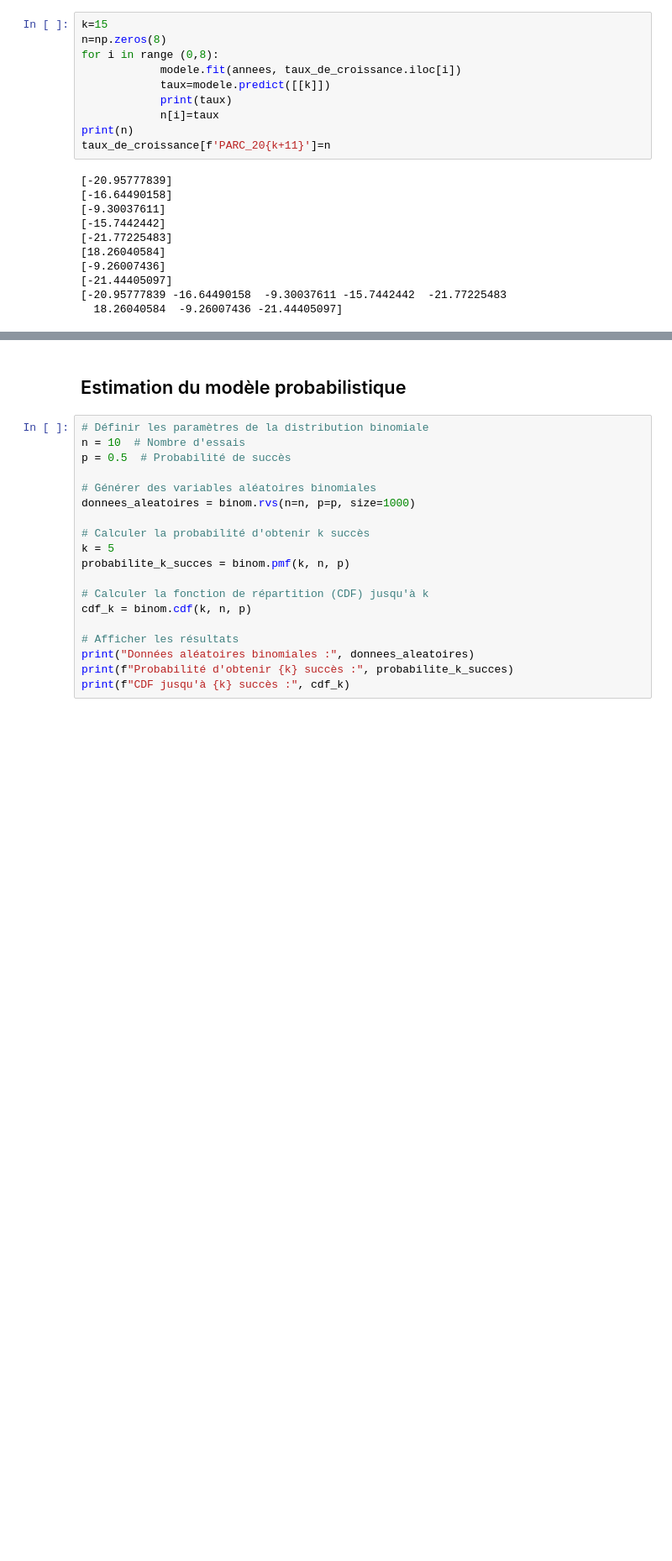
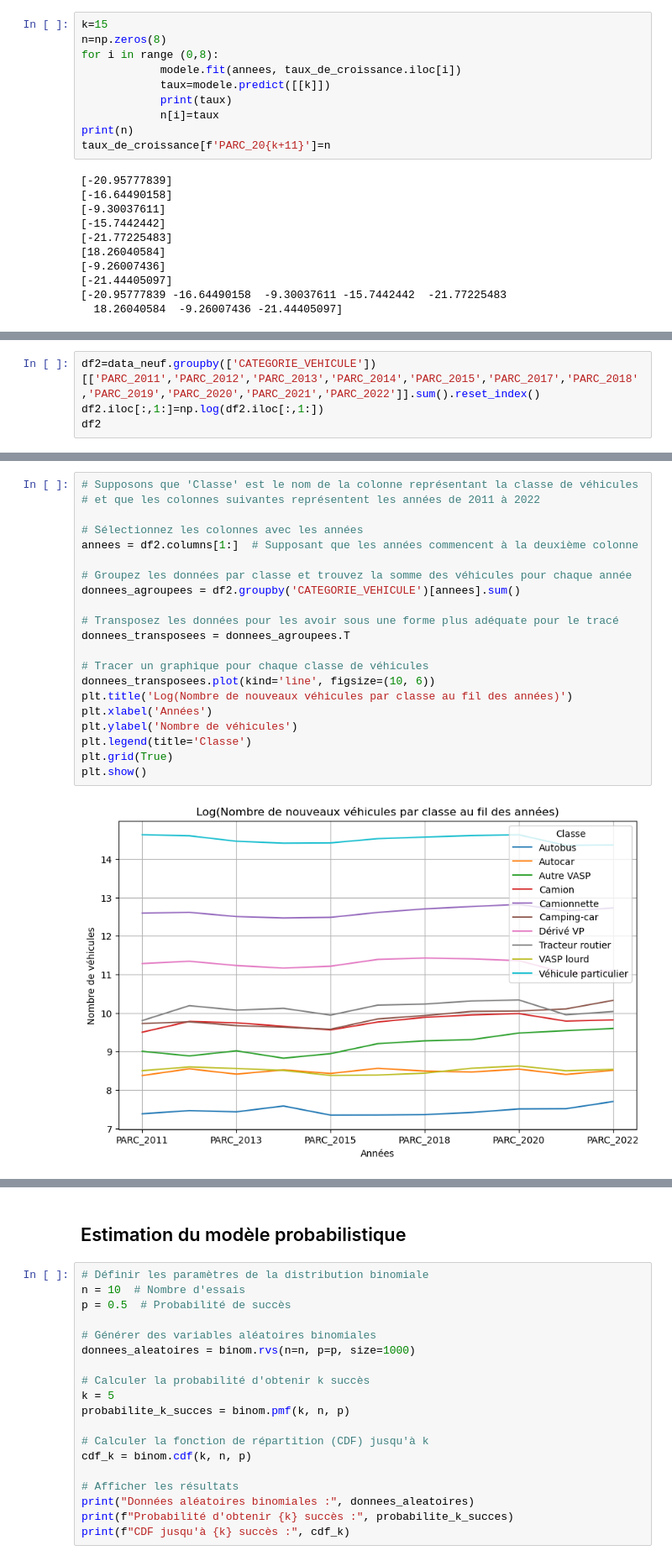
Before and after one commit to TheoLBTN/Projet-Python, a Jupyter notebook: Projet.ipynb, the cells around one changed output, grey strips where cells are left out. Shown at 84% size. Cells and saved outputs as stored; diff of their text form; blank space fills up the shorter version.

```diff
--- a/Projet.ipynb
+++ b/Projet.ipynb
@@ -547,0 +627,4 @@ taux_de_croissance[f'PARC_20{k+11}']=n
+# %%
+df2=data_neuf.groupby(['CATEGORIE_VEHICULE'])[['PARC_2011','PARC_2012','PARC_2013','PARC_2014','PARC_2015','PARC_2017','PARC_2018','PARC_2019','PARC_2020','PARC_2021','PARC_2022']].sum().reset_index()
+df2.iloc[:,1:]=np.log(df2.iloc[:,1:])
+df2
@@ -547,0 +643,23 @@ taux_de_croissance[f'PARC_20{k+11}']=n
+# %%
+# Supposons que 'Classe' est le nom de la colonne représentant la classe de véhicules
+# et que les colonnes suivantes représentent les années de 2011 à 2022
+
+# Sélectionnez les colonnes avec les années
+annees = df2.columns[1:]  # Supposant que les années commencent à la deuxième colonne
+
+# Groupez les données par classe et trouvez la somme des véhicules pour chaque année
+donnees_agroupees = df2.groupby('CATEGORIE_VEHICULE')[annees].sum()
+
+# Transposez les données pour les avoir sous une forme plus adéquate pour le tracé
+donnees_transposees = donnees_agroupees.T
+
+# Tracer un graphique pour chaque classe de véhicules
+donnees_transposees.plot(kind='line', figsize=(10, 6))
+plt.title('Log(Nombre de nouveaux véhicules par classe au fil des années)')
+plt.xlabel('Années')
+plt.ylabel('Nombre de véhicules')
+plt.legend(title='Classe')
+plt.grid(True)
+plt.show()
+# %% [output]
+[figure, added]
```
Also changed, not shown: parts of 8 cells of this notebook.
